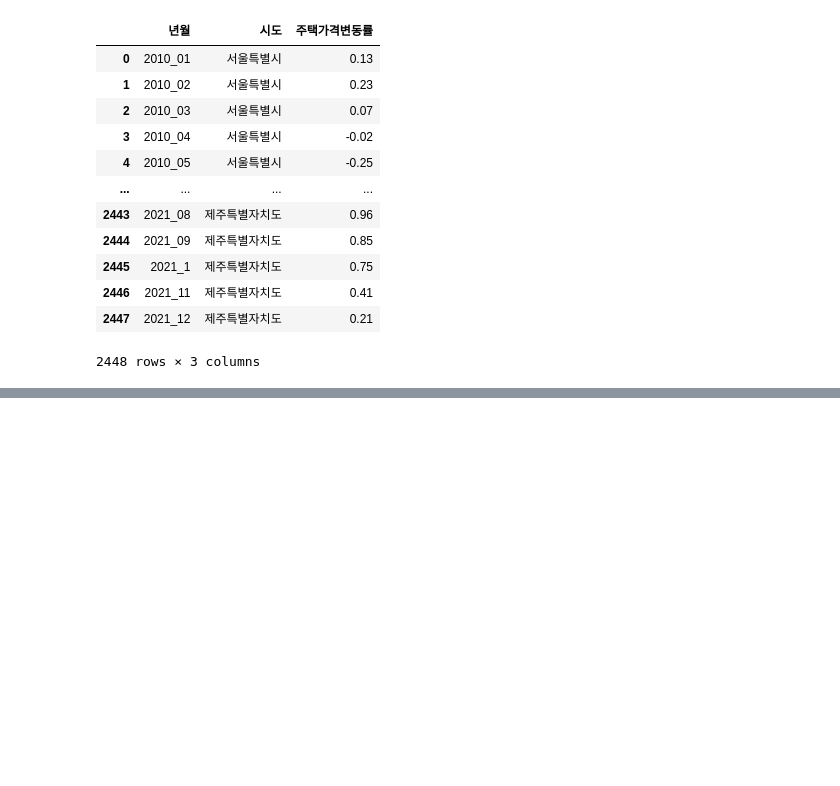
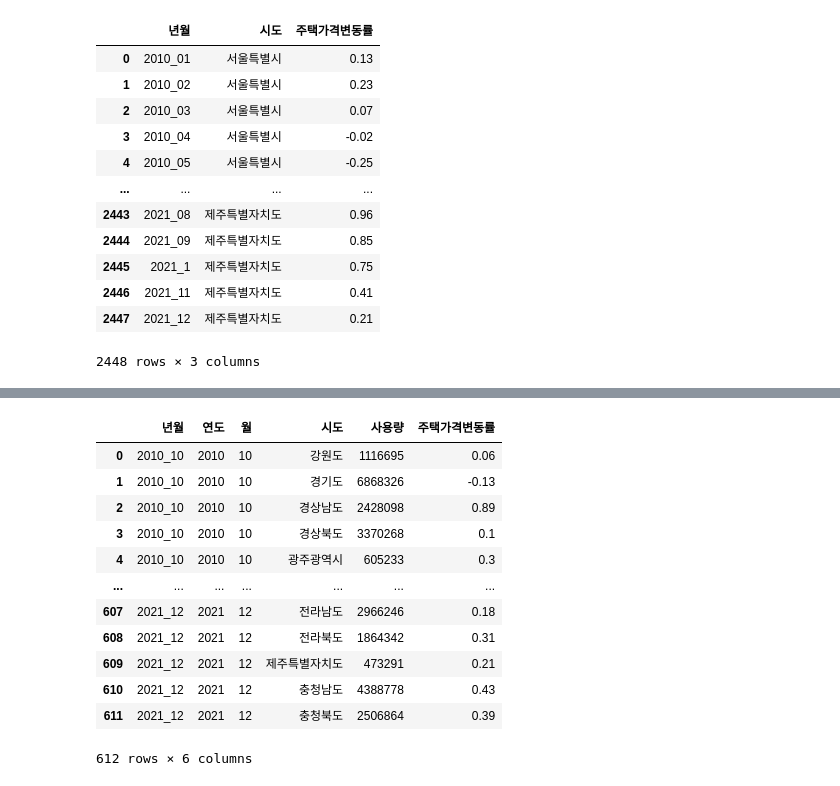
Before and after one commit to ThatHomr/project_2, a Jupyter notebook: project_2_file/waj.py/주택매매가격변동률/주택매매가격변동률3.ipynb, the cells around one changed output, grey strips where cells are left out. Cells and saved outputs as stored; diff of their text form; code cells hidden in the pictures; blank space fills up the shorter version.

```diff
--- a/project_2_file/waj.py/주택매매가격변동률/주택매매가격변동률3.ipynb
+++ b/project_2_file/waj.py/주택매매가격변동률/주택매매가격변동률3.ipynb
@@ -126,0 +166,23 @@ df
+# %%
+df['월'] = df['월'].astype("int64")
+df['연도'] = df['연도'].astype("int64")
+# %%
+for i in range(0, 2249, 1):
+    if df.loc[i, '월'] == 1:
+         df.loc[i, '월'] = '01'
+    elif df.loc[i, '월'] == 2:
+         df.loc[i, '월'] = '02'
+    elif df.loc[i, '월'] == 3:
+         df.loc[i, '월'] = '03'
+    elif df.loc[i, '월'] == 4:
+         df.loc[i, '월'] = '04'
+    elif df.loc[i, '월'] == 5:
+         df.loc[i, '월'] = '05'
+    elif df.loc[i, '월'] == 6:
+         df.loc[i, '월'] = '06'
+    elif df.loc[i, '월'] == 7:
+         df.loc[i, '월'] = '07'
+    elif df.loc[i, '월'] == 8:
+         df.loc[i, '월'] = '08'
+    elif df.loc[i, '월'] == 9:
+         df.loc[i, '월'] = '09'
@@ -126,0 +207,7 @@ df
+# %%
+# df_h = pd.read_csv('주택가격변동률_정제완2.csv')
+# df_h = df_h.drop(columns=['Unnamed: 0'])
+
+df_usage = pd.read_csv('전력 사용량 14차.csv')
+df_usage = df_usage.drop(columns=['Unnamed: 0'])
+df_usage.info()
@@ -126,0 +227,3 @@ df
+# %%
+df['월'] = df['월'].astype("int64")
+df['연도'] = df['연도'].astype("int64")
@@ -126,0 +245,16 @@ df
+# %%
+pd.merge(df_usage, df)
+# %% [output]
+|  | 년월 | 연도 | 월 | 시도 | 사용량 | 주택가격변동률 |
+| 0 | 2010_10 | 2010 | 10 | 강원도 | 1116695 | 0.06 |
+| 1 | 2010_10 | 2010 | 10 | 경기도 | 6868326 | -0.13 |
+| 2 | 2010_10 | 2010 | 10 | 경상남도 | 2428098 | 0.89 |
+| 3 | 2010_10 | 2010 | 10 | 경상북도 | 3370268 | 0.1 |
+| 4 | 2010_10 | 2010 | 10 | 광주광역시 | 605233 | 0.3 |
+| ... | ... | ... | ... | ... | ... | ... |
+| 607 | 2021_12 | 2021 | 12 | 전라남도 | 2966246 | 0.18 |
+| 608 | 2021_12 | 2021 | 12 | 전라북도 | 1864342 | 0.31 |
+| 609 | 2021_12 | 2021 | 12 | 제주특별자치도 | 473291 | 0.21 |
+| 610 | 2021_12 | 2021 | 12 | 충청남도 | 4388778 | 0.43 |
+| 611 | 2021_12 | 2021 | 12 | 충청북도 | 2506864 | 0.39 |
+612 rows × 6 columns
```
Also changed, not shown: parts of 12 cells of this notebook, 21 other files.
